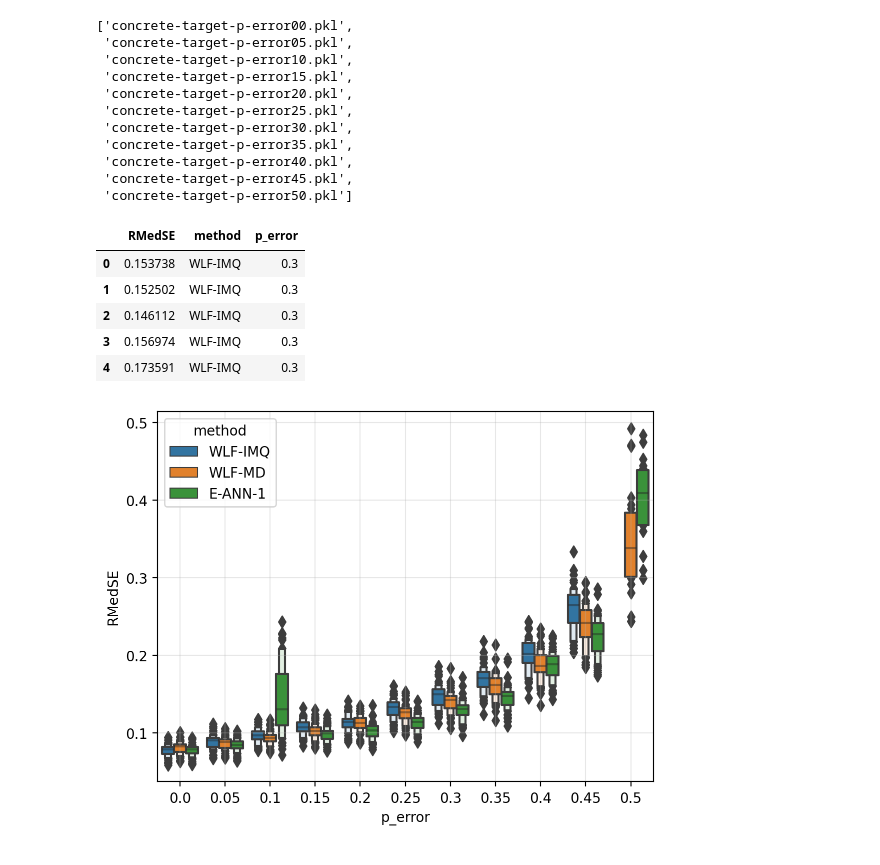
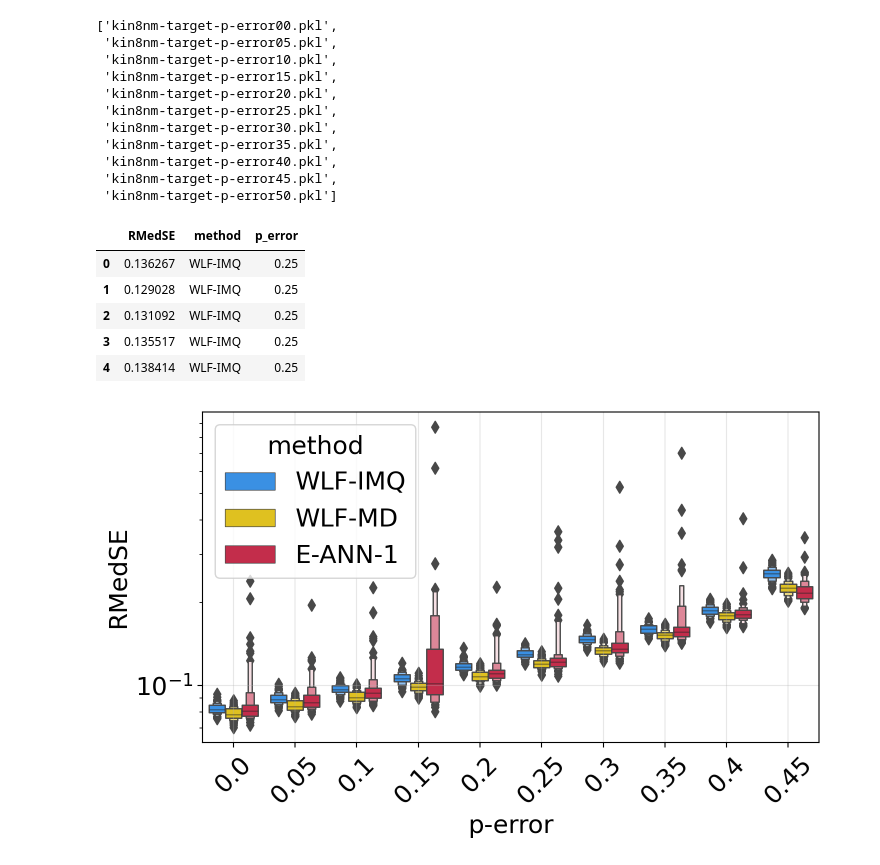
Before and after one commit to gerdm/weighted-likelihood-filter, a Jupyter notebook: experiments/uci-concrete-abblation.ipynb, the cells around one changed output. Cells and saved outputs as stored; diff of their text form; code cells hidden in the pictures.

Commit message:
feat: uci experiments

```diff
--- a/experiments/uci-concrete-abblation.ipynb
+++ b/experiments/uci-concrete-abblation.ipynb
@@ -10,19 +8,35 @@ import matplotlib.pyplot as plt
+# %%
+%load_ext autoreload
+%autoreload 2
+%config InlineBackend.figure_format = "retina"
+
+plt.rcParams["font.size"] = 18
+
+cmap = {
+    "E-ANN-1": "crimson",
+    "WLF-IMQ": "dodgerblue",
+    "EKF": "lightseagreen",
+    "WLF-MD": "gold", # TODO: make more o-paco
+    "OGD": "blueviolet"
+}
 # %%
 path_base = "./results"
-experiment_names = [f for f in os.listdir(path_base) if ("-target" in f) and ("p-error" in f)]
+dataset_name = "kin8nm"
+# dataset_name = "yacht"
+experiment_names = [f for f in os.listdir(path_base) if ("-target" in f) and ("p-error" in f) and (dataset_name in f)]
 sorted(experiment_names)
 # %% [output]
-['concrete-target-p-error00.pkl',
- 'concrete-target-p-error05.pkl',
- 'concrete-target-p-error10.pkl',
- 'concrete-target-p-error15.pkl',
- 'concrete-target-p-error20.pkl',
- 'concrete-target-p-error25.pkl',
- 'concrete-target-p-error30.pkl',
- 'concrete-target-p-error35.pkl',
- 'concrete-target-p-error40.pkl',
- 'concrete-target-p-error45.pkl',
- 'concrete-target-p-error50.pkl']
+['kin8nm-target-p-error00.pkl',
+ 'kin8nm-target-p-error05.pkl',
+ 'kin8nm-target-p-error10.pkl',
+ 'kin8nm-target-p-error15.pkl',
+ 'kin8nm-target-p-error20.pkl',
+ 'kin8nm-target-p-error25.pkl',
+ 'kin8nm-target-p-error30.pkl',
+ 'kin8nm-target-p-error35.pkl',
+ 'kin8nm-target-p-error40.pkl',
+ 'kin8nm-target-p-error45.pkl',
+ 'kin8nm-target-p-error50.pkl']
 # %%
 df_all = []
 for file in experiment_names:
@@ -43,20 +57,35 @@ df_all = pd.concat(df_all, axis=0)
 df_all.head()
 # %% [output]
 |  | RMedSE | method | p_error |
-| 0 | 0.153738 | WLF-IMQ | 0.3 |
-| 1 | 0.152502 | WLF-IMQ | 0.3 |
-| 2 | 0.146112 | WLF-IMQ | 0.3 |
-| 3 | 0.156974 | WLF-IMQ | 0.3 |
-| 4 | 0.173591 | WLF-IMQ | 0.3 |
+| 0 | 0.136267 | WLF-IMQ | 0.25 |
+| 1 | 0.129028 | WLF-IMQ | 0.25 |
+| 2 | 0.131092 | WLF-IMQ | 0.25 |
+| 3 | 0.135517 | WLF-IMQ | 0.25 |
+| 4 | 0.138414 | WLF-IMQ | 0.25 |
 # %%
 void_methods = ["EKF", "OGD"]
 # %%
 methods = sorted(df_all.method.unique())
+fig, ax = plt.subplots(figsize=(6.4 * 1.2, 4.8))
 sns.boxenplot(
     x="p_error", hue="method", y="RMedSE",
-    data=df_all.query("RMedSE < 0.5").query("method not in @void_methods"),
+    data=(
+        df_all
+        # df_all.assign(p_error = np.clip(df_all["RMedSE"], 0.0, 1.0))
+        .query("RMedSE < 1.0")
+        .query("method not in @void_methods")
+        .query("p_error < 0.5")
+    ),
+    palette=cmap,
+    linewidth=1,
     # hue_order=methods
 )
+plt.yscale("log")
+plt.xticks(rotation=45)
+plt.xlabel("p-error")
+# plt.legend(bbox_to_anchor=(1,1))
 plt.grid(alpha=0.3)
+plt.tight_layout()
+plt.savefig(f"./figures/{dataset_name}-corrosion.pdf")
 # %% [output]
-[figure, old version]
+[figure, new version]
```
Also changed, not shown: parts of 1 cell of this notebook, 1 other file.
